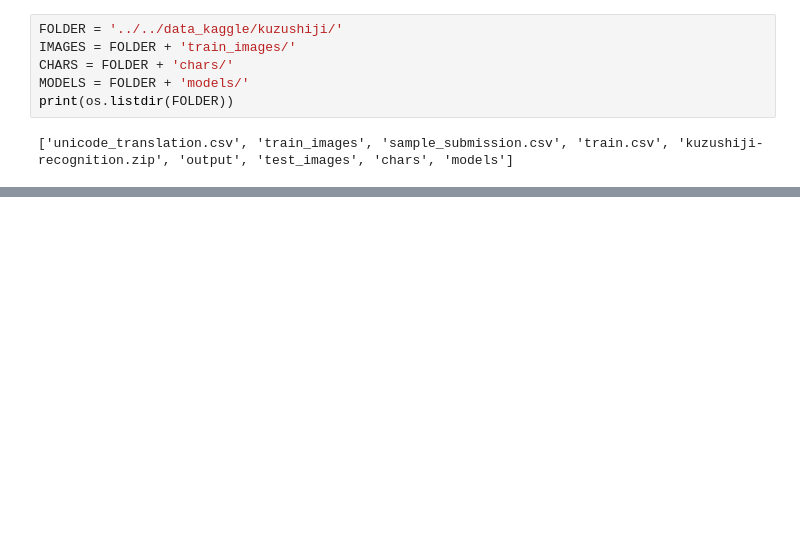
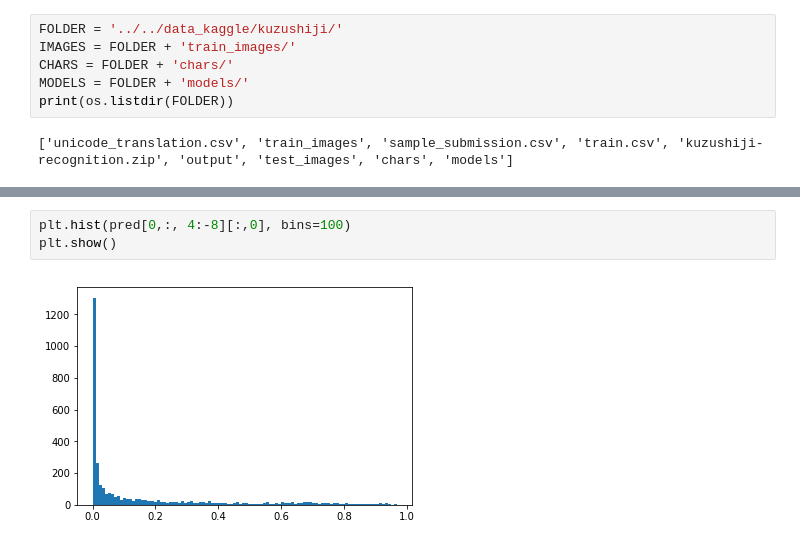
Before and after one commit to Rio114/kaggle, a Jupyter notebook: kuzushiji/gen_ssd.ipynb, the cells around one changed output, grey strips where cells are left out. Cells and saved outputs as stored; diff of their text form; blank space fills up the shorter version.

```diff
--- a/kuzushiji/gen_ssd.ipynb
+++ b/kuzushiji/gen_ssd.ipynb
@@ -120,0 +149,5 @@ model.layers[2].get_weights()
+# %%
+plt.hist(pred[0,:, 4:-8][:,0], bins=100)
+plt.show()
+# %% [output]
+[figure, added]
```
Also changed, not shown: parts of 34 cells of this notebook, 6 other files.
